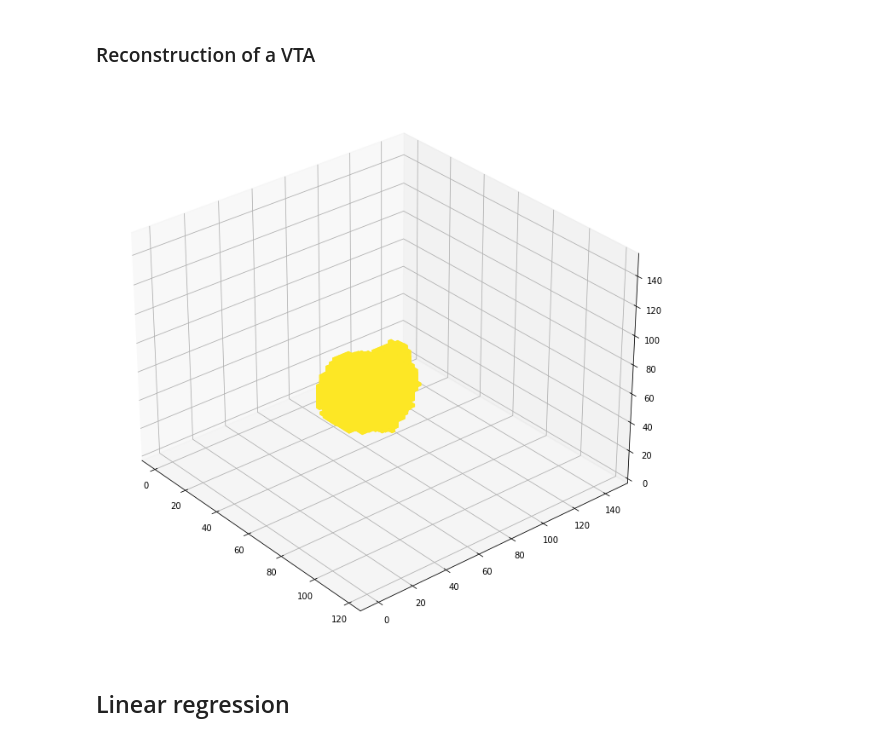
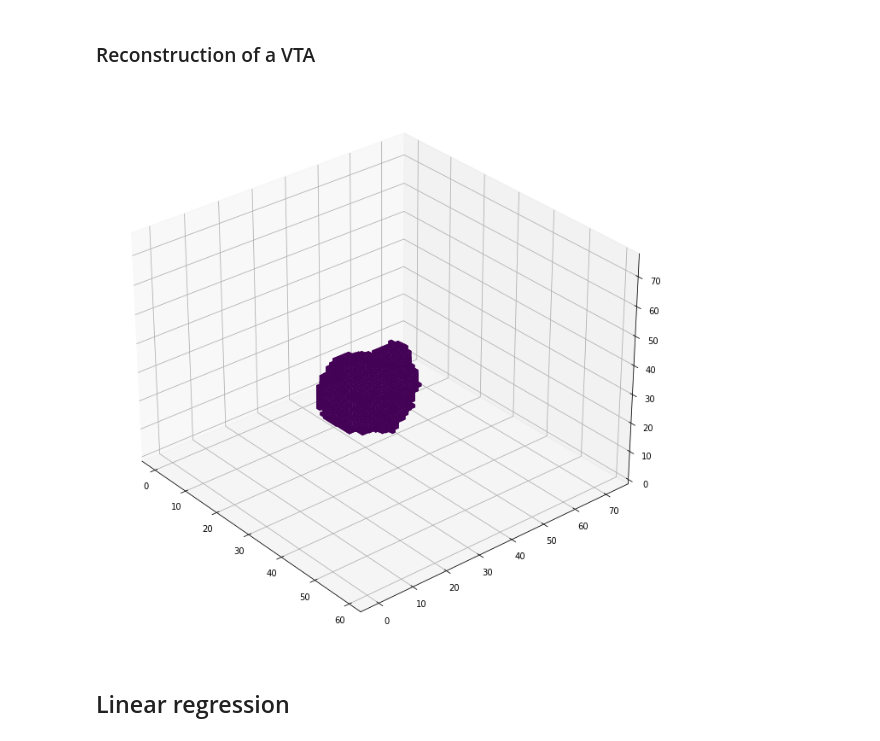
Before and after one commit to QuentinSav/probabilistic-stimulation-maps, a Jupyter notebook: Untitled.ipynb, the cells around one changed output. Saved outputs shown, nothing was run; the diff lists cells and outputs as text; code cells hidden in the pictures.

```diff
--- a/Untitled.ipynb
+++ b/Untitled.ipynb
@@ -16,43 +16,22 @@ def normalize(arr):
     arr_min = np.min(arr)
     return (arr-arr_min)/(np.max(arr)-arr_min)
 
-def explode(data):
-    shape_arr = np.array(data.shape)
-    size = shape_arr[:3]*2 - 1
-    exploded = np.zeros(np.concatenate([size, shape_arr[3:]]), dtype=data.dtype)
-    exploded[::2, ::2, ::2] = data
-    return exploded
-
-def expand_coordinates(indices):
-    x, y, z = indices
-    x[1::2, :, :] += 1
-    y[:, 1::2, :] += 1
-    z[:, :, 1::2] += 1
-    return x, y, z
-
-def scale_by(arr, fac):
-    mean = np.mean(arr)
-    return (arr-mean)*fac + mean
-
 def plot_cube(cube, angle=320):
 
-    cube = np.clip(scale_by(np.clip(normalize(cube)-0.1, 0, 1)**0.4, 2)-0.1, 0, 1)
+    colors = cm.viridis(cube)
 
-    facecolors = cm.viridis(cube)
-    facecolors[:,:,:,-1] = cube
-    facecolors = explode(facecolors)
-
-    filled = facecolors[:,:,:,-1] != 0
-    x, y, z = expand_coordinates(np.indices(np.array(filled.shape) + 1))
+    filled = cube != 0
+    xx, yy, zz = np.indices(np.array(filled.shape)+1)
 
     fig = plt.figure(figsize=(30/2.54, 30/2.54))
     ax = plt.axes(projection='3d')
-    ax.view_init(30, angle)
-    #ax.set_xlim(right=IMG_DIM*2)
-    #ax.set_ylim(top=IMG_DIM*2)
-    #ax.set_zlim(top=IMG_DIM*2)
+    ax.view_init(30, 320)
+    #ax.set_xlim(right=IMG_DIM)
+    #ax.set_ylim(top=IMG_DIM)
+    #ax.set_zlim(top=IMG_DIM)
 
-    ax.voxels(x, y, z, filled, facecolors=facecolors, shade=False)
+    #ax.voxels(xx, yy, zz, colors, alpha=filled)
+    ax.voxels(xx, yy, zz, filled, facecolors=colors, shade=False)
     plt.show()
 # %%
 # Function used to visualize the different models
@@ -98,14 +85,12 @@ X_train, X_test, y_train, y_test = train_test_split(X, y, test_size=0.2, random_
 # %%
 IMG_DIM = 50
 
 VTA_vector = X[2, 1:]
 VTA_tensor = np.reshape(VTA_vector, SHAPE, order='F')
 
 plot_cube(VTA_tensor)
-
-zero1 = VTA_vector[1000]
 # %% [output]
-[figure, old version]
+[figure, new version]
 # %% [markdown]
 ## Linear regression
 # %%
```
Also changed, not shown: parts of 5 cells of this notebook.
